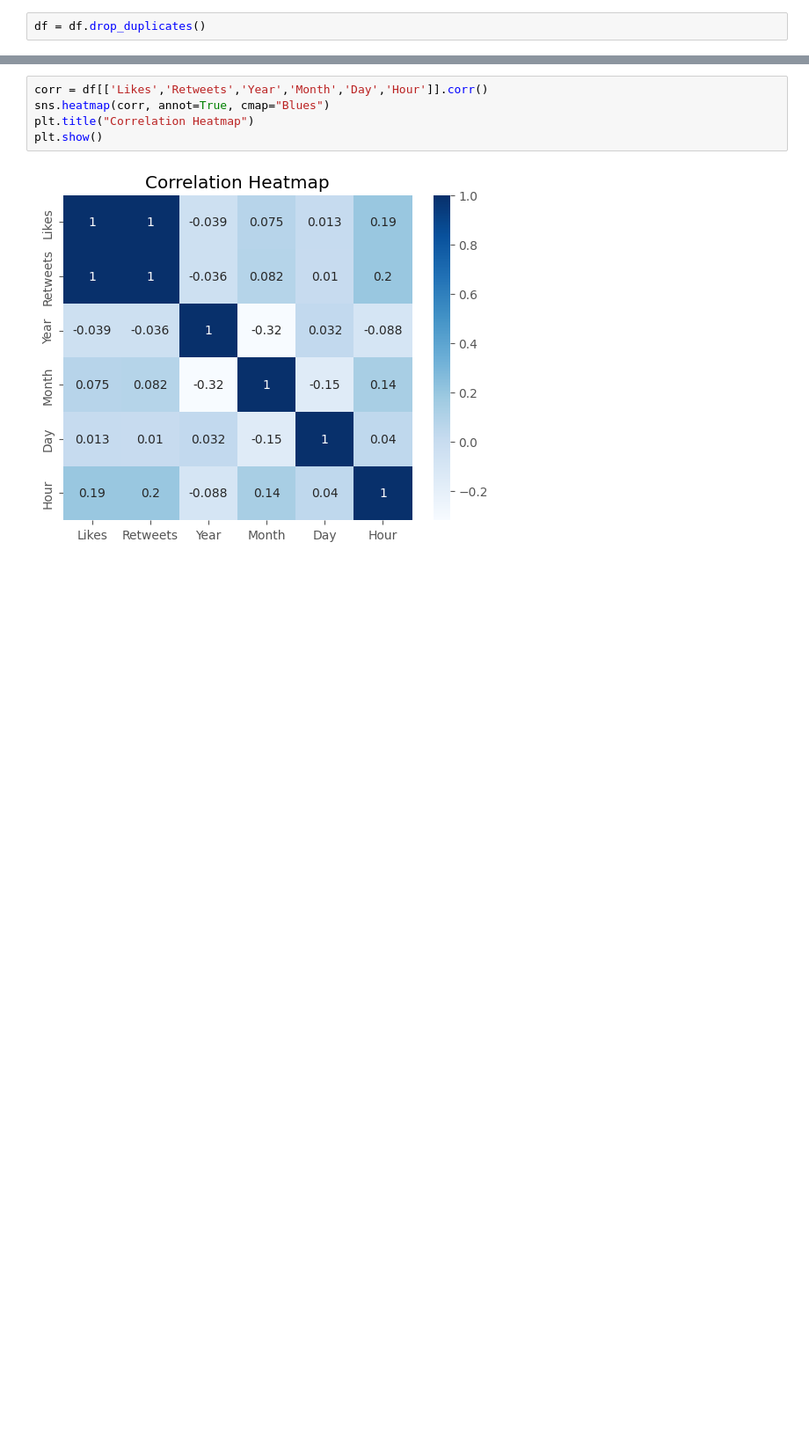
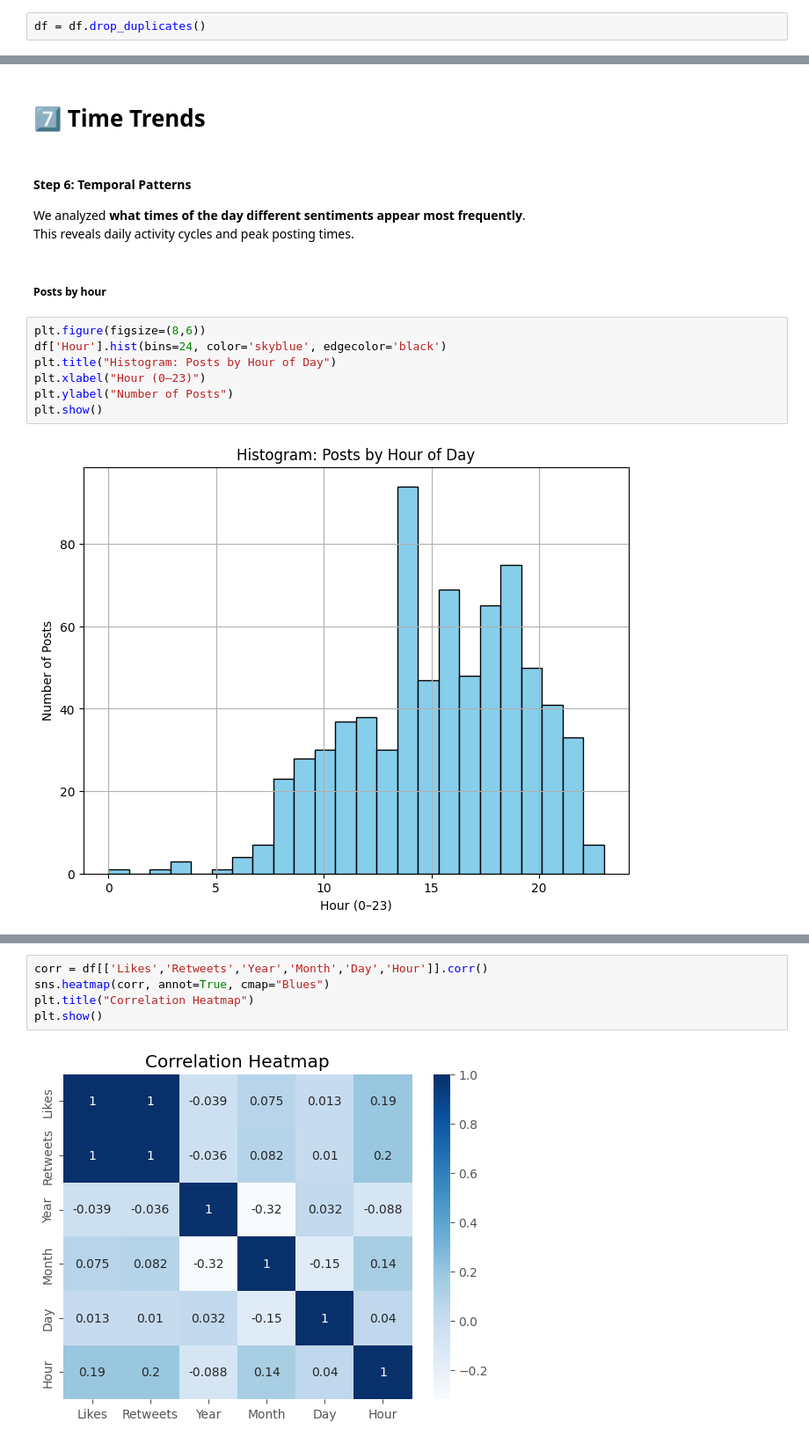
Before and after one commit to OcSpice/Sentiment-Dataset-EDA, a Jupyter notebook: EDA_on_Sentiment_Dataset.ipynb, the cells around one changed output, grey strips where cells are left out. Shown: that part at 88% size. Drawn from its saved outputs; the diff is of its cells as text; blank space fills up the shorter version.

```diff
--- a/EDA_on_Sentiment_Dataset.ipynb
+++ b/EDA_on_Sentiment_Dataset.ipynb
@@ -138,0 +132,17 @@ This provides an international perspective on user mood and engagement.
+# %% [markdown]
+# 7️⃣ **Time Trends**
+# %% [markdown]
+#### **Step 6: Temporal Patterns**
+We analyzed **what times of the day different sentiments appear most frequently**.
+This reveals daily activity cycles and peak posting times.
+# %% [markdown]
+##### **Posts by hour**
+# %%
+plt.figure(figsize=(8,6))
+df['Hour'].hist(bins=24, color='skyblue', edgecolor='black')
+plt.title("Histogram: Posts by Hour of Day")
+plt.xlabel("Hour (0–23)")
+plt.ylabel("Number of Posts")
+plt.show()
+# %% [output]
+[figure, added]
```
Also changed, not shown: parts of 55 cells of this notebook.
